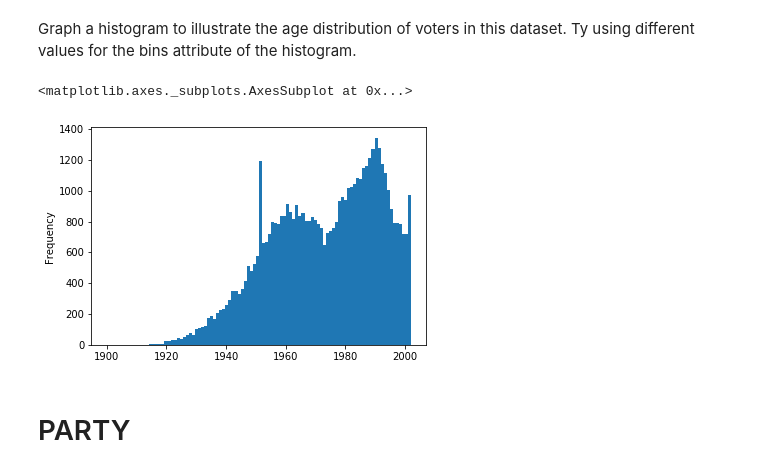
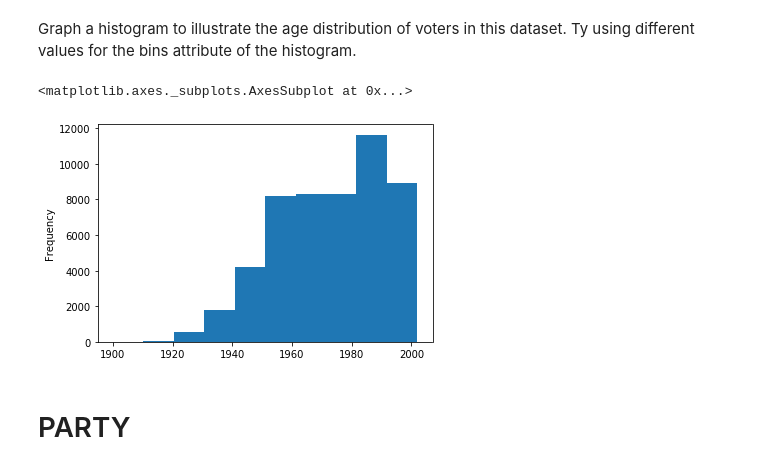
Before and after one commit to Preeti0118/DataEngineering.Labs.RegisteredVotersFileWilmingtonDE, a Jupyter notebook: wilmington_de_registered_voters.ipynb, the cells around one changed output. Cells and saved outputs as stored; diff of their text form; code cells hidden in the pictures.

Commit message:
analyzed Registered Voters in Wilmington in jpynb

```diff
--- a/wilmington_de_registered_voters.ipynb
+++ b/wilmington_de_registered_voters.ipynb
@@ -18,7 +19,8 @@ Load the csv file into a Pandas DataFrame.
 # "/Users/psehgal/dev/DataEngineering.Labs.CityOfNewarkDETreeSurvey/data/newark_tree_data.csv",engine="python")
 
 
-df = pd.read_csv("/Users/psehgal/dev/DataEngineering.Labs.RegisteredVotersFileWilmingtonDE/data/ActiveFile-Wilm1thru8-20191015.csv",engine="python")
+#df = pd.read_csv("/Users/psehgal/dev/DataEngineering.Labs.RegisteredVotersFileWilmingtonDE/data/ActiveFile-Wilm1thru8-20191015.csv",engine="python")
+df = pd.read_csv("./data/ActiveFile-Wilm1thru8-20191015.csv",engine="python")
 # %% [markdown]
 Display a list of columns in the DataFrame.
 # %%
@@ -127,10 +133,10 @@ df.loc[lambda df:df['YEAR-OF-BIRTH'] < 1901, :]
 # %% [markdown]
 Graph a histogram to  illustrate the age distribution of voters in this dataset. Ty using different values for the bins attribute of the histogram.
 # %%
-df['YEAR-OF-BIRTH'].plot.hist(bins=100)
+df['YEAR-OF-BIRTH'].plot.hist(bins=10)
 # %% [output]
 <matplotlib.axes._subplots.AxesSubplot at 0x...>
-[figure, old version]
+[figure, new version]
 # %% [markdown]
 # PARTY
 # %% [markdown]
```
Also changed, not shown: parts of 20 cells of this notebook.
